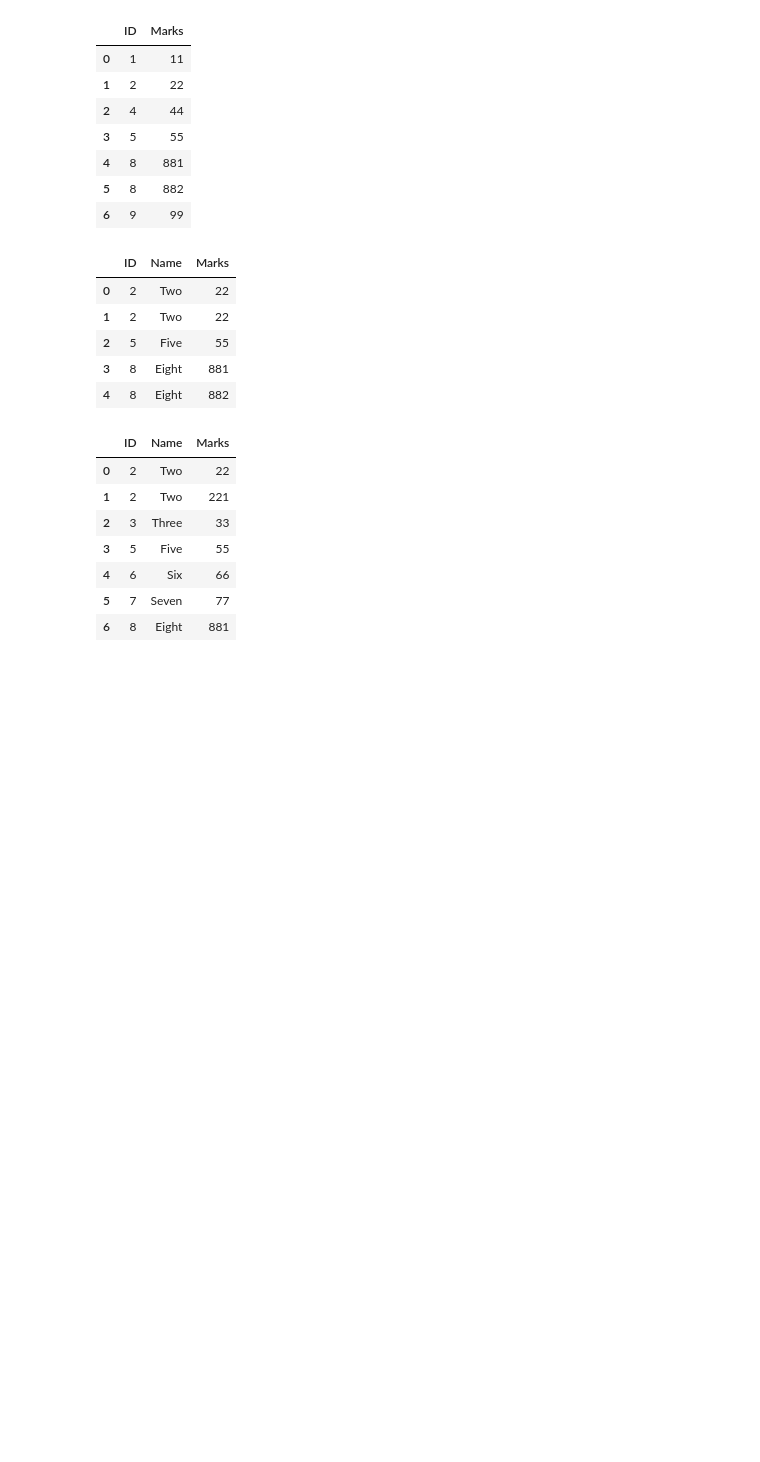
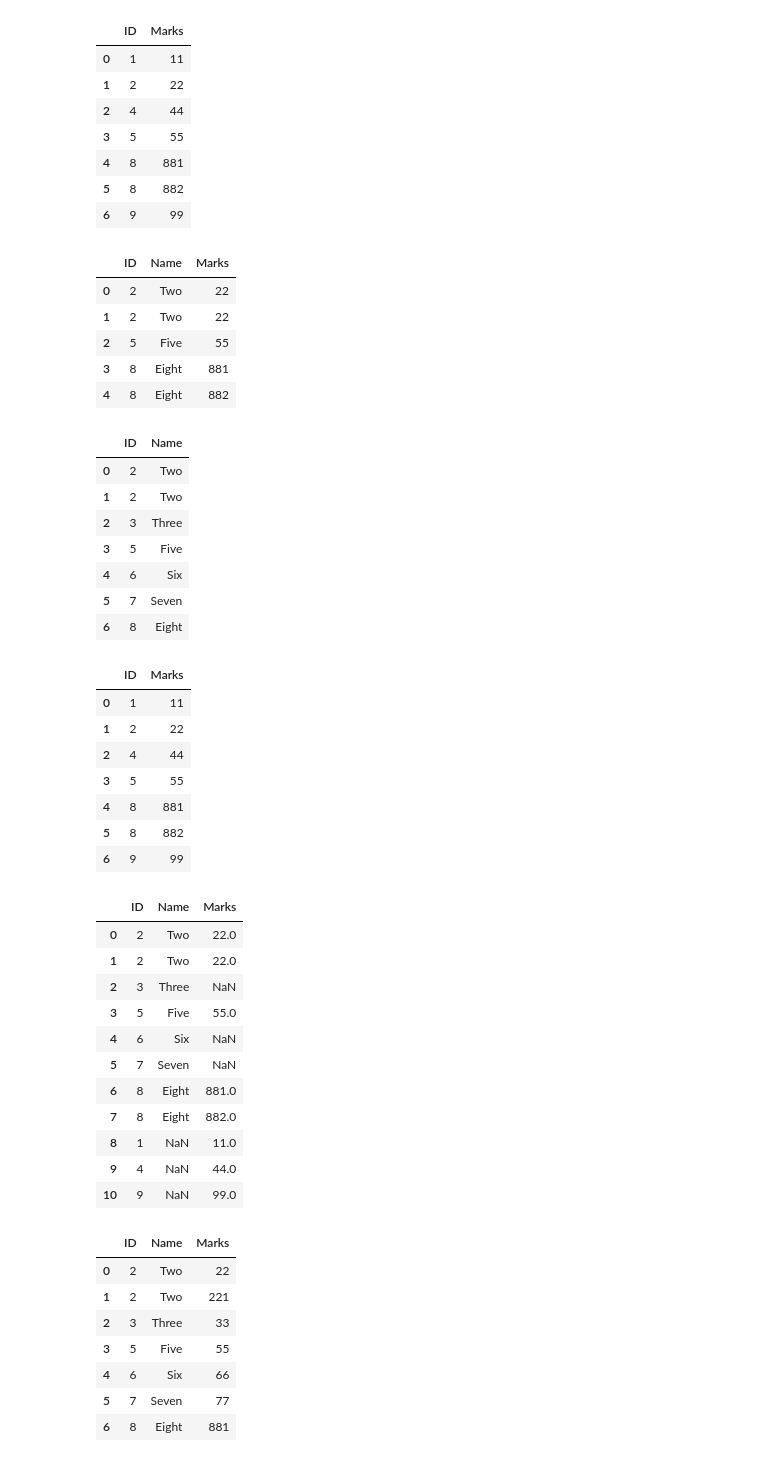
Before and after one commit to ryubidragonfire/python-cheatsheet, a Jupyter notebook: dataframe/dataframe-merging.ipynb, the cells around one changed output. Saved outputs shown, nothing was run; the diff lists cells and outputs as text; code cells hidden in the pictures; blank space fills up the shorter version.

```diff
--- a/dataframe/dataframe-merging.ipynb
+++ b/dataframe/dataframe-merging.ipynb
@@ -308,6 +350,54 @@ df
 | 2 | 5 | Five | 55 |
 | 3 | 8 | Eight | 881 |
 | 4 | 8 | Eight | 882 |
+# %%
+# import pandas as pd
+import pandas as pd
+
+# creating dataframes as df1 and df2
+df1 = pd.DataFrame({'ID': [2, 2, 3, 5, 6, 7, 8],
+					'Name': ['Two', 'Two', 'Three', 'Five', 'Six', 'Seven', 'Eight']})
+
+df1
+
+df2 = pd.DataFrame({'ID': [1, 2, 4, 5, 8, 8, 9],
+					'Marks': [11, 22, 44, 55, 881, 882, 99, ]})
+
+df2
+
+# merging df1 and df2 by ID common on both df
+# i.e. the rows with ID's common on both dataframe get merged
+df = pd.merge(df1, df2, on="ID", how='outer')
+df
+# %% [output]
+|  | ID | Name |
+| 0 | 2 | Two |
+| 1 | 2 | Two |
+| 2 | 3 | Three |
+| 3 | 5 | Five |
+| 4 | 6 | Six |
+| 5 | 7 | Seven |
+| 6 | 8 | Eight |
+|  | ID | Marks |
+| 0 | 1 | 11 |
+| 1 | 2 | 22 |
+| 2 | 4 | 44 |
+| 3 | 5 | 55 |
+| 4 | 8 | 881 |
+| 5 | 8 | 882 |
+| 6 | 9 | 99 |
+|  | ID | Name | Marks |
+| 0 | 2 | Two | 22.0 |
+| 1 | 2 | Two | 22.0 |
+| 2 | 3 | Three | NaN |
+| 3 | 5 | Five | 55.0 |
+| 4 | 6 | Six | NaN |
+| 5 | 7 | Seven | NaN |
+| 6 | 8 | Eight | 881.0 |
+| 7 | 8 | Eight | 882.0 |
+| 8 | 1 | NaN | 11.0 |
+| 9 | 4 | NaN | 44.0 |
+| 10 | 9 | NaN | 99.0 |
 # %%
 # import pandas as pd
 import pandas as pd
```
Also changed, not shown: parts of 5 cells of this notebook.
